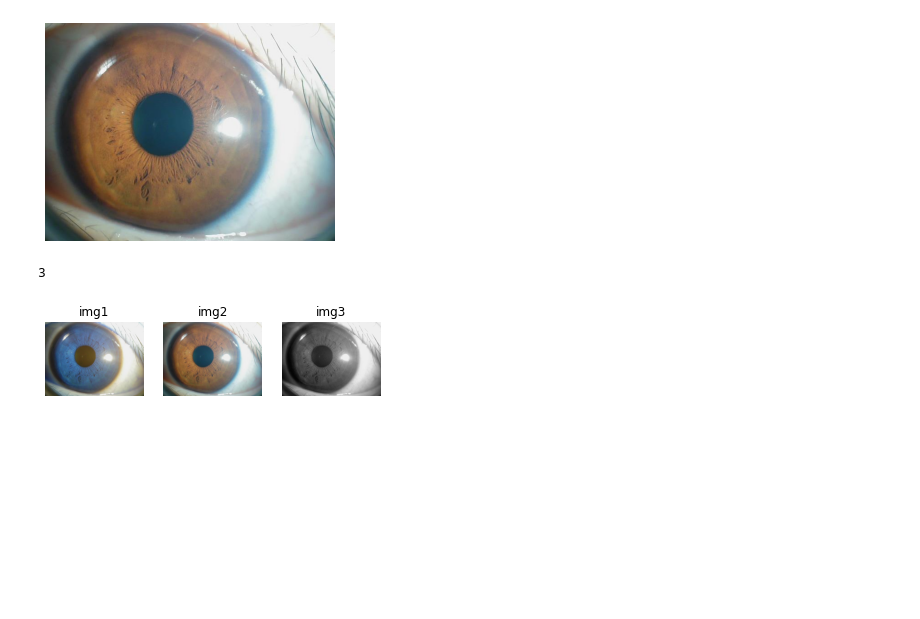
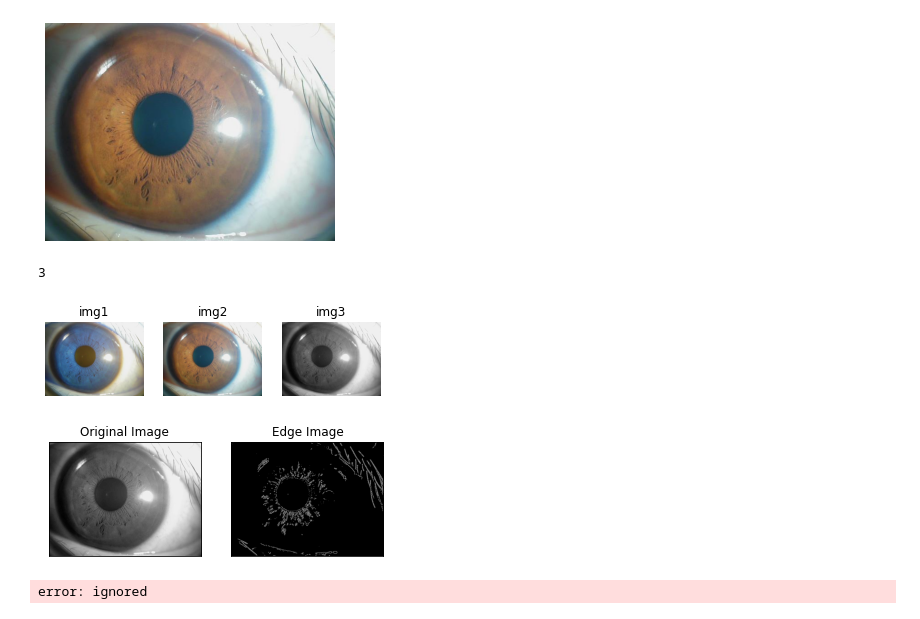
Before and after one commit to ImitatedSky/Github-openCV, a Jupyter notebook: opencv.ipynb, the cells around one changed output. Drawn from its saved outputs; the diff is of its cells as text; code cells hidden in the pictures; blank space fills up the shorter version.

```diff
--- a/opencv.ipynb
+++ b/opencv.ipynb
@@ -20,9 +22,8 @@ drive.mount('/content/gdrive')
 Drive already mounted at /content/gdrive; to attempt to forcibly remount, call drive.mount("/content/gdrive", force_remount=True).
 eye.jpg
 # %%
-import matplotlib.pyplot as plt # 導入matplotlib.pyplot函式庫
-img1 = cv2.imread('gdrive/MyDrive/img/eye.jpg') #讀入掛載之雲端硬碟中的影像檔
-img2 = cv2.cvtColor(img1, cv2.COLOR_BGR2RGB) # 將影像色彩空間從 BGR888 轉成 RGB888
+img1 = cv.imread('gdrive/MyDrive/img/eye.jpg') #讀入掛載之雲端硬碟中的影像檔
+img2 = cv.cvtColor(img1, cv.COLOR_BGR2RGB) # 將影像色彩空間從 BGR888 轉成 RGB888
 # plt.figure(figsize=(10,10)) # 設定顯示尺寸
 plt.axis("off") # 設定關閉XY軸刻尺
 plt.imshow(img2) # 繪製單張影像
@@ -30,7 +31,7 @@ plt.show() # 顯示影像
 # %% [output]
 [figure]
 # %%
-img3 = cv2.cvtColor(img2,cv2.COLOR_BGR2GRAY) #灰階
+img3 = cv.cvtColor(img2,cv.COLOR_BGR2GRAY) #灰階
 # img3 = cv2.imread('gdrive/MyDrive/img/eye.jpg',cv2.IMREAD_GRAYSCALE) #灰階
 
 titles = ['img1', 'img2','img3'] # 設定影像標題
@@ -48,3 +49,25 @@ plt.show() # 顯示影像
 # %% [output]
 3
 [figure]
+# %%
+# Canny 降噪 尋找圖像的梯度 非極大值抑制 遲滯閾值
+edges = cv.Canny(img3,100,100)
+plt.subplot(121),plt.imshow(img3,cmap = 'gray')
+plt.title('Original Image'), plt.xticks([]), plt.yticks([])
+plt.subplot(122),plt.imshow(edges,cmap = 'gray')
+plt.title('Edge Image'), plt.xticks([]), plt.yticks([])
+plt.show()
+# %% [output]
+[figure, added]
+# %%
+#@title Laplace //Declare the variables we are going to use
+ddepth = cv.CV_16S #@param {type:"integer"} #cv.CV_16S
+kernel_size = 3 #@param {type:"integer"} #cv.CV_16S
+window_name = "\"Laplace Demo\"" #@param {type:"string"}
+
+img3_lap = cv.GaussianBlur(img3, (3, 3), 0)
+# Convert the image to grayscale
+src_gray = cv.cvtColor(img3_lap, cv.COLOR_BGR2GRAY)
+# Apply Laplace functiondst = cv.Laplacian(src_gray, ddepth, ksize=kernel_size)
+# %% [output]
+error: ignored
```
Also changed, not shown: parts of 1 cell of this notebook.
